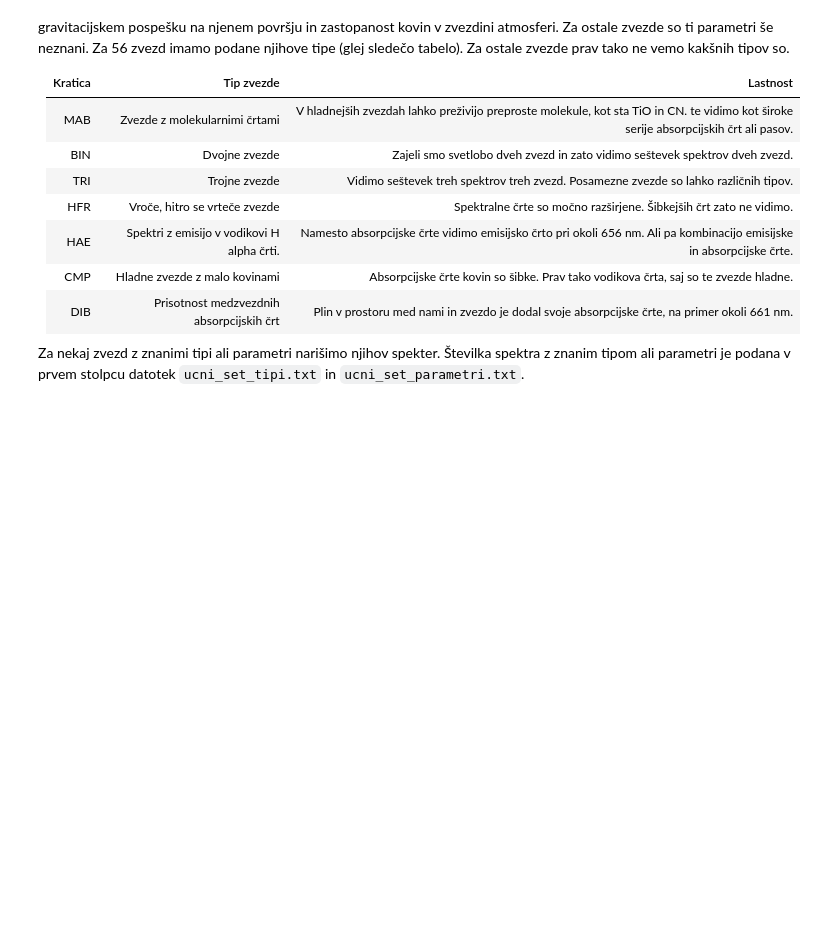
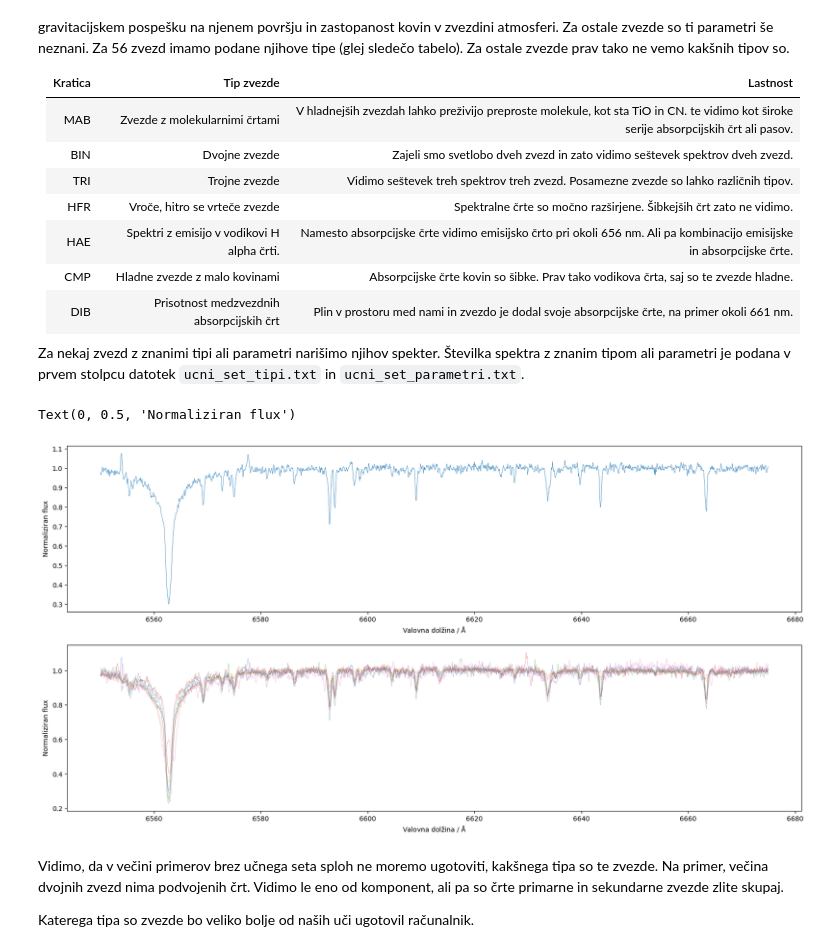
Before and after one commit to sheliak/klasifikacija_spektrov, a Jupyter notebook: klasifikacija.ipynb, the cells around one changed output. Saved outputs shown, nothing was run; the diff lists cells and outputs as text; code cells hidden in the pictures; blank space fills up the shorter version.

```diff
--- a/klasifikacija.ipynb
+++ b/klasifikacija.ipynb
@@ -10,6 +10,20 @@ Seznam poglavij:
  - [Spoznajmo spektre](#spoznajmo-spektre)
  - [Metoda glavnih komponent](#pca)
  - [Nelinearne projekcije](#tsne)
+# %%
+# Ta del kode naloži nekaj knjižnic (standardnih programov), na primer za
+# risanje grafov (matplotlib) in za numerične operacije in funkcije (numpy) in
+# nastavi nekaj parametrov.
+# Na tak način se začne tipičen računalniški program, s čimer se danes ne bomo
+# ukvarjali.
+%matplotlib inline
+from ipywidgets import interactive, Label, Layout, FloatSlider
+import numpy as np
+from matplotlib import pyplot as plt
+plt.rcParams["figure.figsize"] = (20, 10)
+from IPython.display import Audio, Markdown, display
+from astropy.io import fits
+import urllib.request
 # %% [markdown]
 <a id='spoznajmo spektre'></a>
 ## Spoznajmo spektre zvezd
@@ -34,23 +48,44 @@ Za to vajo imamo na voljo spektre 10 000 različnih zvezd, ki jih je posnel preg
 
 Za nekaj zvezd z znanimi tipi ali parametri narišimo njihov spekter. Številka spektra z znanim tipom ali parametri je podana v prvem stolpcu datotek `ucni_set_tipi.txt` in `ucni_set_parametri.txt`.
 # %%
-# Dostop do podatkov, ce uporabljas Google colab
+# Naredimo slovar tipov
 
-# Naredimo slovar tipov
 tipi={}
-for line in open(''):
+for line in urllib.request.urlopen('https://raw.githubusercontent.com/sheliak/klasifikacija_spektrov/main/podatki/ucni_set_tipi.txt'):
+    line=line.decode('utf-8')
     if line[0]=='#': continue
     spekter, tip=line.split()
     if tip in tipi:
         tipi[tip].append(spekter)
     else:
         tipi[tip]=[spekter]
 
 # Narisimo spekter nekega tipa ('MAB', 'BIN', 'TRI', 'HFR', 'HAE', 'CMP', 'DIB')
-spekter=tipi['MAB'][0]
-l=np.loadtxt('') # seznam valovnih dolzin
-w = np.loadtxt('%s' % spekter)
+
+spekter=tipi['BIN'][0]
+l=np.loadtxt('https://raw.githubusercontent.com/sheliak/klasifikacija_spektrov/main/podatki/spektri/val.dat') # seznam valovnih dolzin
+w = np.loadtxt('https://raw.githubusercontent.com/sheliak/klasifikacija_spektrov/main/podatki/spektri/%s.dat' % spekter)
 
 fig=plt.figure(0)
-ax=fig.add_subplot(111)
+ax=fig.add_subplot(211)
 ax.plot(l,w,lw=0.5)
+ax.set_xlabel('Valovna dolžina / $\mathrm{\AA}$')
+ax.set_ylabel('Normaliziran flux')
+
+# Narisimo vse spektre nekega tipa
+
+fig=plt.figure(0)
+ax=fig.add_subplot(212)
+
+for spekter in tipi['BIN']:
+    w = np.loadtxt('https://raw.githubusercontent.com/sheliak/klasifikacija_spektrov/main/podatki/spektri/%s.dat' % spekter)
+    ax.plot(l,w,lw=0.5, alpha=0.5)
+ax.set_xlabel('Valovna dolžina / $\mathrm{\AA}$')
+ax.set_ylabel('Normaliziran flux')
+# %% [output]
+Text(0, 0.5, 'Normaliziran flux')
+[figure, added]
+# %% [markdown]
+Vidimo, da v večini primerov brez učnega seta sploh ne moremo ugotoviti, kakšnega tipa so te zvezde. Na primer, večina dvojnih zvezd nima podvojenih črt. Vidimo le eno od komponent, ali pa so črte primarne in sekundarne zvezde zlite skupaj.
+
+Katerega tipa so zvezde bo veliko bolje od naših uči ugotovil računalnik.
```
